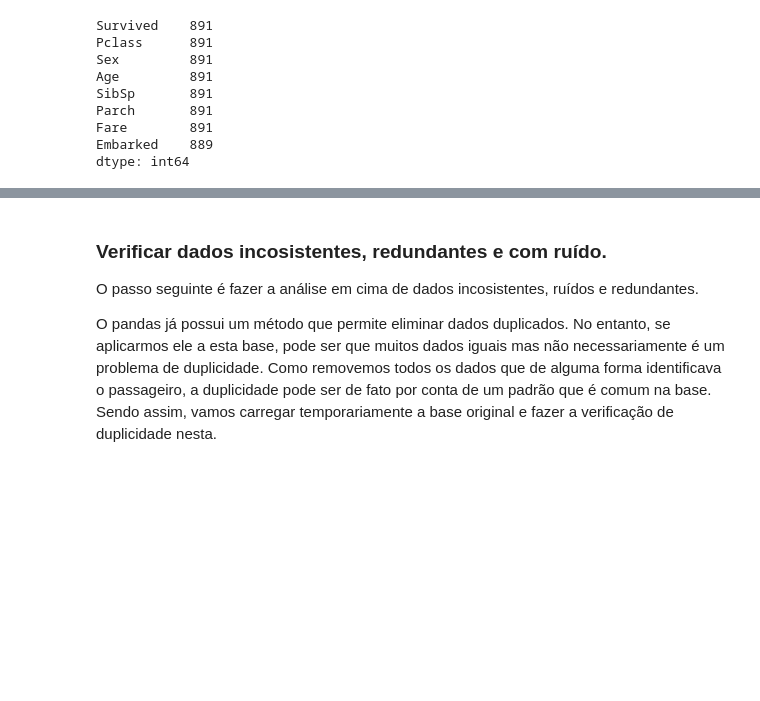
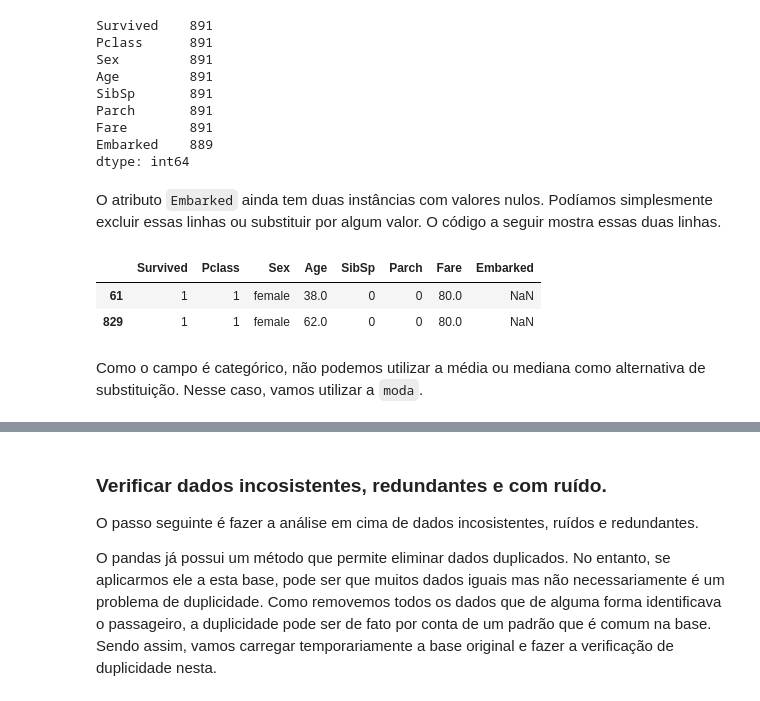
Before and after one commit to adolfoguimaraes/datascience, a Jupyter notebook: code/04_laboratorio_aprendizado_supervisionado.ipynb, the cells around one changed output, grey strips where cells are left out. Saved outputs shown, nothing was run; the diff lists cells and outputs as text; code cells hidden in the pictures; blank space fills up the shorter version.

```diff
--- a/code/04_laboratorio_aprendizado_supervisionado.ipynb
+++ b/code/04_laboratorio_aprendizado_supervisionado.ipynb
@@ -125,3 +125,13 @@ Parch       891
 Fare        891
 Embarked    889
 dtype: int64
+# %% [markdown]
+O atributo `Embarked` ainda tem duas instâncias com valores nulos. Podíamos simplesmente excluir essas linhas ou substituir por algum valor. O código a seguir mostra essas duas linhas.
+# %%
+titanic_dataset[titanic_dataset.isnull().any(axis=1)]
+# %% [output]
+|  | Survived | Pclass | Sex | Age | SibSp | Parch | Fare | Embarked |
+| 61 | 1 | 1 | female | 38.0 | 0 | 0 | 80.0 | NaN |
+| 829 | 1 | 1 | female | 62.0 | 0 | 0 | 80.0 | NaN |
+# %% [markdown]
+Como o campo é categórico, não podemos utilizar a média ou mediana como alternativa de substituição. Nesse caso, vamos utilizar a `moda`.
```
Also changed, not shown: parts of 11 cells of this notebook.
